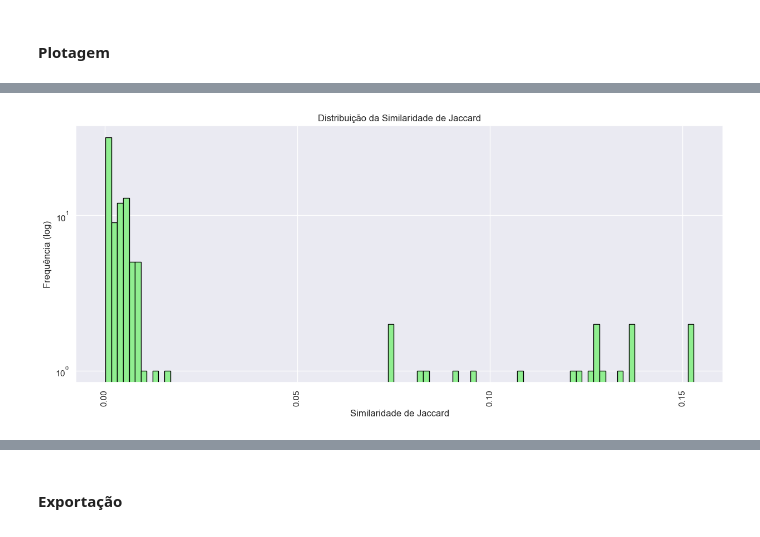
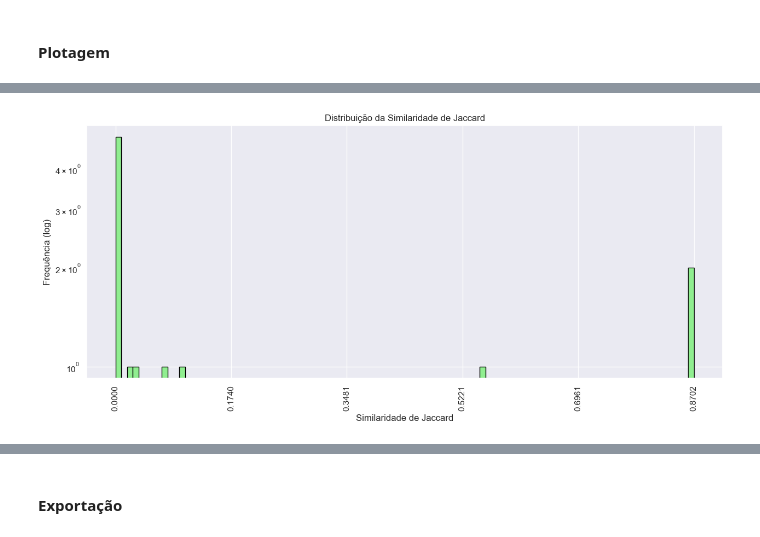
Before and after one commit to lealeric/Codigo_TCC, a Jupyter notebook: Testes_Modelos.ipynb, the cells around one changed output, grey strips where cells are left out. Drawn from its saved outputs; the diff is of its cells as text; code cells hidden in the pictures.

```diff
--- a/Testes_Modelos.ipynb
+++ b/Testes_Modelos.ipynb
@@ -687,10 +694,0 @@ Densidade: 0.0010282628262826283
-# %%
-latitudes = np.random.uniform(LAT_MIN, LAT_MAX, NUMBER_OF_VERTICES)
-longitudes = np.random.uniform(LON_MIN, LON_MAX, NUMBER_OF_VERTICES)
-
-for i, node in enumerate(grafo_waxman.nodes()):
-    grafo_waxman.nodes[node]['lat'] = latitudes[i]
-    grafo_waxman.nodes[node]['long'] = longitudes[i]
-
-for node in list(grafo_waxman.nodes())[:5]:
-    print(f"Node: {node} - Lat: {grafo_waxman.nodes[node]['lat']} - Long: {grafo_waxman.nodes[node]['long']}")
@@ -703,12 +723,2 @@ Node: 4 - Lat: 40.95224406396256 - Long: -6.639081153319461
 # %% [markdown]
 #### Criação do grafo geográfico
-# %%
-grafo_waxman = convert_geo_to_utm(grafo_waxman, 'lat', 'long')
-# %%
-for node in grafo_waxman.nodes():
-    lat = grafo_waxman.nodes[node]['median_Y']
-    long = grafo_waxman.nodes[node]['median_X']
-    grafo_waxman.nodes[node]['coords'] = (lat, long)
-
-for node in list(grafo_waxman.nodes())[:5]:
-    print(f"Node: {node} - Coords: {grafo_waxman.nodes[node]['coords']}")
@@ -721,7 +725,7 @@ Node: 4 - Coords: (4536139.847608185, 698708.1635610104)
 # %%
 geosocial_waxman = ga.GeoSocial(grafo_waxman, lat='lat', lon='long')
 
-grafo_geo_waxman = geosocial_waxman.return_geographic_graph_by_radius(3500)
+grafo_geo_waxman = geosocial_waxman.return_geographic_graph_by_radius(7000, coords_str='pos')
 
 show_graph_metrics(grafo_geo_waxman)
 # %% [output]
@@ -759,16 +772,19 @@ for i, com_social in enumerate(comunidade_social_waxman):
         jaccard_matrix_waxman[i][j] = jaccard_similarity(set(com_social), set(com_geo))
 # %%
 jaccard_values_waxman = jaccard_matrix_waxman[jaccard_matrix_waxman !=0]
+upper_limit_waxman = np.max(jaccard_values_waxman)*1.2
+division_waxman = np.max(jaccard_values_waxman)/5
 
 plt.figure(figsize=(15, 6))
-plt.hist(jaccard_values_waxman, bins=100, color='lightgreen', edgecolor='black', log=True)
+plt.hist(jaccard_values_waxman, bins=100, color='lightgreen',
+            edgecolor='black', log=True)
 plt.xlabel("Similaridade de Jaccard")
-plt.xticks(np.arange(0, 0.2, 0.05), rotation=90)
+plt.xticks(np.arange(0, upper_limit_waxman, division_waxman), rotation=90)
 plt.ylabel('Frequência (log)')
 plt.title('Distribuição da Similaridade de Jaccard')
 plt.show()
 # %% [output]
-[figure, old version]
+[figure, new version]
 # %%
 plt.figure(figsize=(20, 12))
 sns.heatmap(jaccard_matrix_waxman, cmap='coolwarm', norm=LogNorm())
```
Also changed, not shown: parts of 20 cells of this notebook, 4 other files.
